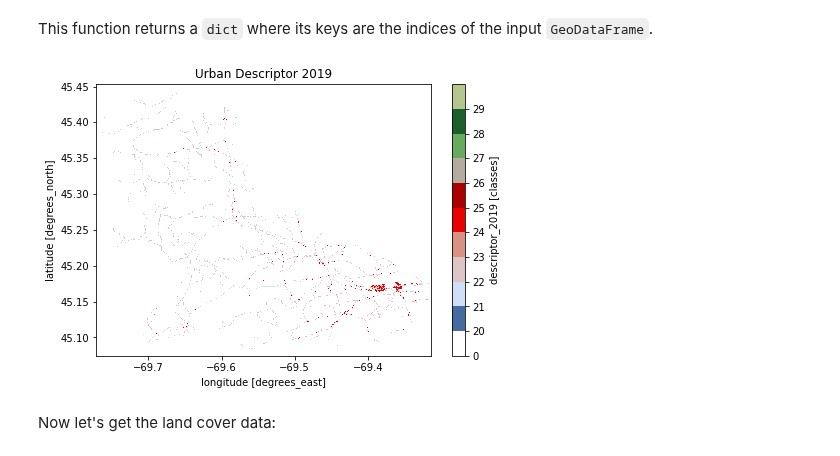
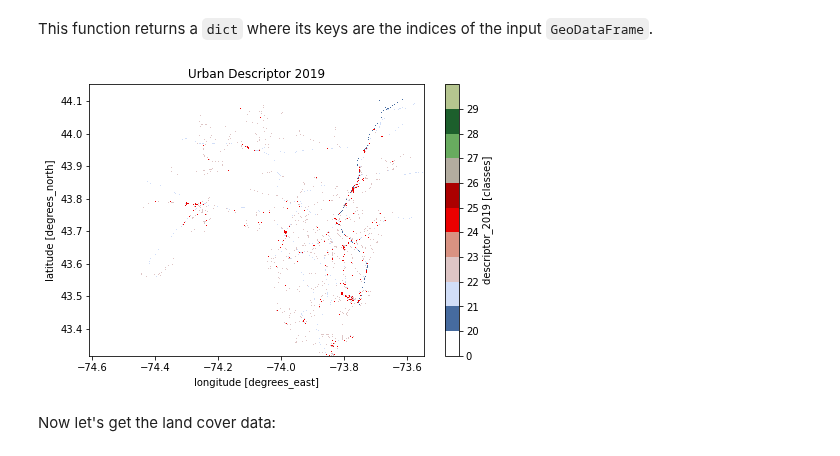
Before and after one commit to hyriver/HyRiver-examples, a Jupyter notebook: notebooks/nlcd.ipynb, the cells around one changed output. Saved outputs shown, nothing was run; the diff lists cells and outputs as text; code cells hidden in the pictures.

```diff
--- a/notebooks/nlcd.ipynb
+++ b/notebooks/nlcd.ipynb
@@ -8,7 +8,7 @@ from pynhd import NLDI
 # %% [markdown]
 Land cover, imperviousness, and canopy data can be retrieved from the [NLCD](https://www.mrlc.gov/data) database. First, we use [PyNHD](https://github.com/cheginit/pynhd) to get the contributing watershed geometry of three NWIS stations with the ID of `USGS-01031450`, `USGS-01031500`, and `USGS-01031510`:
 # %%
-geometry = NLDI().get_basins(["01031450", "01031500", "01031510"])
+geometry = NLDI().get_basins(["01031450", "01318500", "01031510"])
 # %% [markdown]
 We can now use the ``nlcd_bygeom`` and ``nlcd_bycoords`` functions to get the NLCD data.
 
@@ -24,18 +24,18 @@ Furthermore, we can specify the region of interest as well via the `region` argu
 
 Let's get the cover and impervious descriptor data at a 100 m resolution for all three stations
 # %%
-desc = gh.nlcd_bygeom(geometry, 100, years={"descriptor": 2019})
+desc = gh.nlcd_bygeom(geometry, 100, years={"descriptor": 2019}, ssl=False)
 # %% [markdown]
 This function returns a `dict` where its keys are the indices of the input `GeoDataFrame`.
 # %%
 cmap, norm, levels = gh.plot.descriptor_legends()
-ax = desc["01031500"].descriptor_2019.plot(
+ax = desc["01318500"].descriptor_2019.plot(
     size=5, cmap=cmap, levels=levels, cbar_kwargs={"ticks": levels[:-1]}
 )
 ax.axes.set_title("Urban Descriptor 2019")
 ax.figure.savefig("_static/descriptor.png", bbox_inches="tight", facecolor="w")
 # %% [output]
-[figure, old version]
+[figure, new version]
 # %% [markdown]
 Now let's get the land cover data:
 # %%
```
Also changed, not shown: parts of 6 cells of this notebook, 2 other files.
